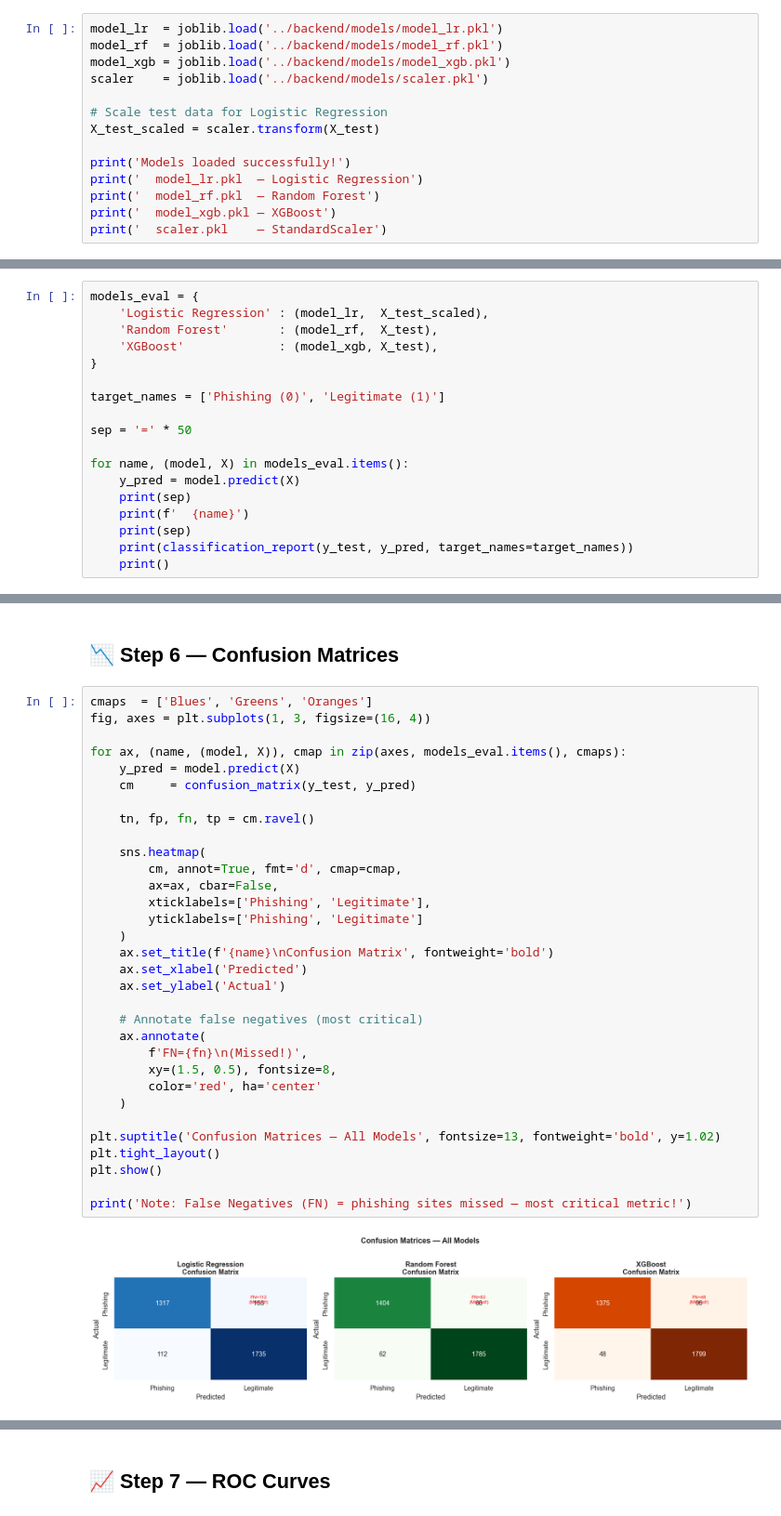
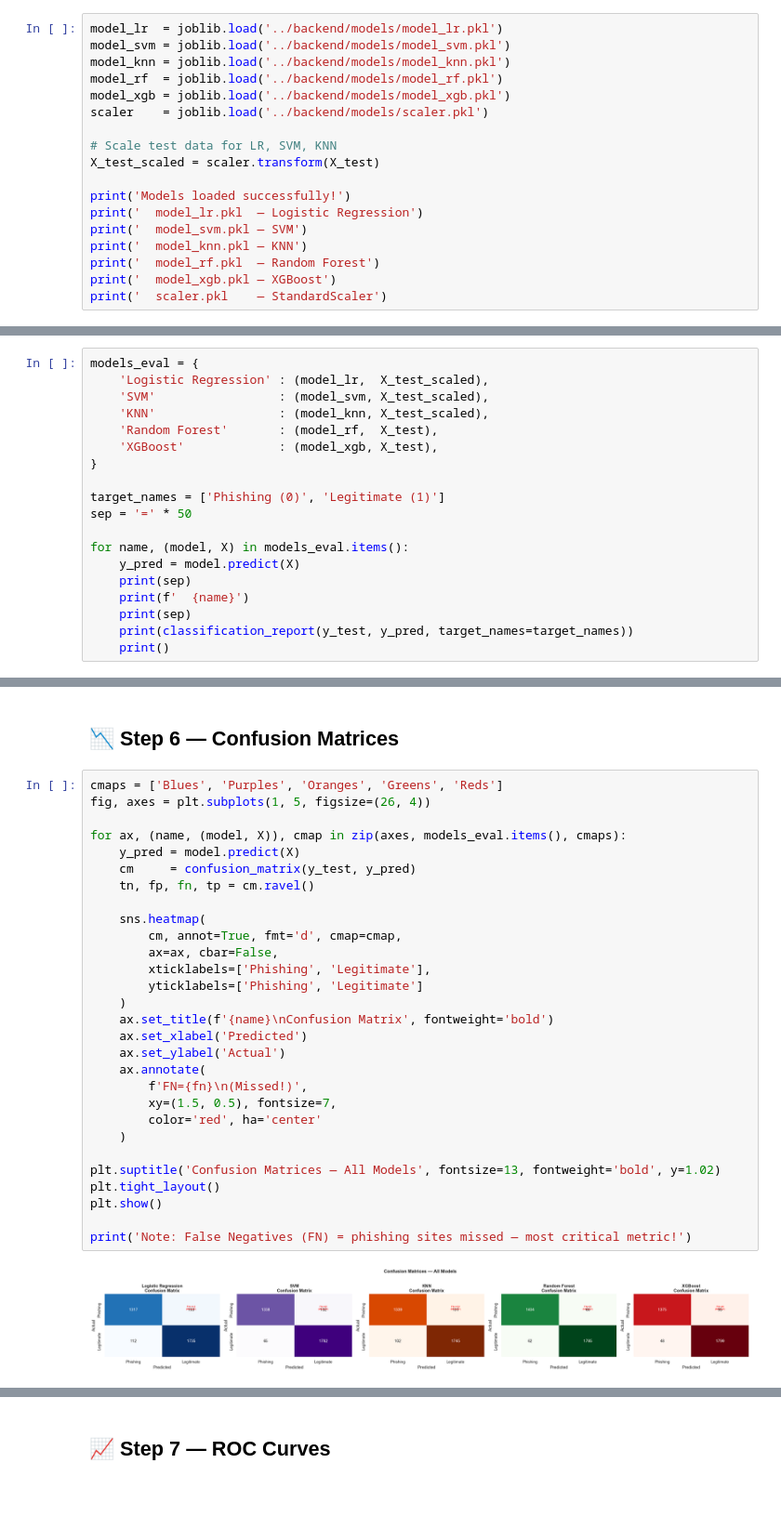
Before and after one commit to Celestia2006/phishing-detection, a Jupyter notebook: notebooks/evaluate_models.ipynb, the cells around one changed output, grey strips where cells are left out. Shown at 93% size. Drawn from its saved outputs; the diff is of its cells as text.

Commit message:
Added SVM and KNN Models and updated notebooks and frontend

```diff
--- a/notebooks/evaluate_models.ipynb
+++ b/notebooks/evaluate_models.ipynb
@@ -85,15 +90,19 @@ Dropped        : ['web_traffic', 'Links_pointing_to_page']
 ## 🔧 Step 3 — Load Saved Models and Scaler
 # %%
 model_lr  = joblib.load('../backend/models/model_lr.pkl')
+model_svm = joblib.load('../backend/models/model_svm.pkl')
+model_knn = joblib.load('../backend/models/model_knn.pkl')
 model_rf  = joblib.load('../backend/models/model_rf.pkl')
 model_xgb = joblib.load('../backend/models/model_xgb.pkl')
 scaler    = joblib.load('../backend/models/scaler.pkl')
 
-# Scale test data for Logistic Regression
+# Scale test data for LR, SVM, KNN
 X_test_scaled = scaler.transform(X_test)
 
 print('Models loaded successfully!')
 print('  model_lr.pkl  — Logistic Regression')
+print('  model_svm.pkl — SVM')
+print('  model_knn.pkl — KNN')
 print('  model_rf.pkl  — Random Forest')
 print('  model_xgb.pkl — XGBoost')
 print('  scaler.pkl    — StandardScaler')
@@ -108,12 +119,13 @@ Models loaded successfully!
 # %%
 models_eval = {
     'Logistic Regression' : (model_lr,  X_test_scaled),
+    'SVM'                 : (model_svm, X_test_scaled),
+    'KNN'                 : (model_knn, X_test_scaled),
     'Random Forest'       : (model_rf,  X_test),
     'XGBoost'             : (model_xgb, X_test),
 }
 
 target_names = ['Phishing (0)', 'Legitimate (1)']
-
 sep = '=' * 50
 
 for name, (model, X) in models_eval.items():
@@ -177,39 +220,36 @@ Metrics Summary (Test Set):
 # %% [markdown]
 ## 📉 Step 6 — Confusion Matrices
 # %%
-cmaps  = ['Blues', 'Greens', 'Oranges']
-fig, axes = plt.subplots(1, 3, figsize=(16, 4))
+cmaps = ['Blues', 'Purples', 'Oranges', 'Greens', 'Reds']
+fig, axes = plt.subplots(1, 5, figsize=(26, 4))
 
 for ax, (name, (model, X)), cmap in zip(axes, models_eval.items(), cmaps):
     y_pred = model.predict(X)
     cm     = confusion_matrix(y_test, y_pred)
-
     tn, fp, fn, tp = cm.ravel()
 
     sns.heatmap(
         cm, annot=True, fmt='d', cmap=cmap,
         ax=ax, cbar=False,
         xticklabels=['Phishing', 'Legitimate'],
         yticklabels=['Phishing', 'Legitimate']
     )
     ax.set_title(f'{name}\nConfusion Matrix', fontweight='bold')
     ax.set_xlabel('Predicted')
     ax.set_ylabel('Actual')
-
-    # Annotate false negatives (most critical)
     ax.annotate(
         f'FN={fn}\n(Missed!)',
-        xy=(1.5, 0.5), fontsize=8,
+        xy=(1.5, 0.5), fontsize=7,
         color='red', ha='center'
     )
 
 plt.suptitle('Confusion Matrices — All Models', fontsize=13, fontweight='bold', y=1.02)
 plt.tight_layout()
 plt.show()
 
 print('Note: False Negatives (FN) = phishing sites missed — most critical metric!')
 # %% [output]
-[figure, old version]
+[figure, new version]
 Note: False Negatives (FN) = phishing sites missed — most critical metric!
 # %% [markdown]
 ## 📈 Step 7 — ROC Curves
```
Also changed, not shown: parts of 10 cells of this notebook, 13 other files.
